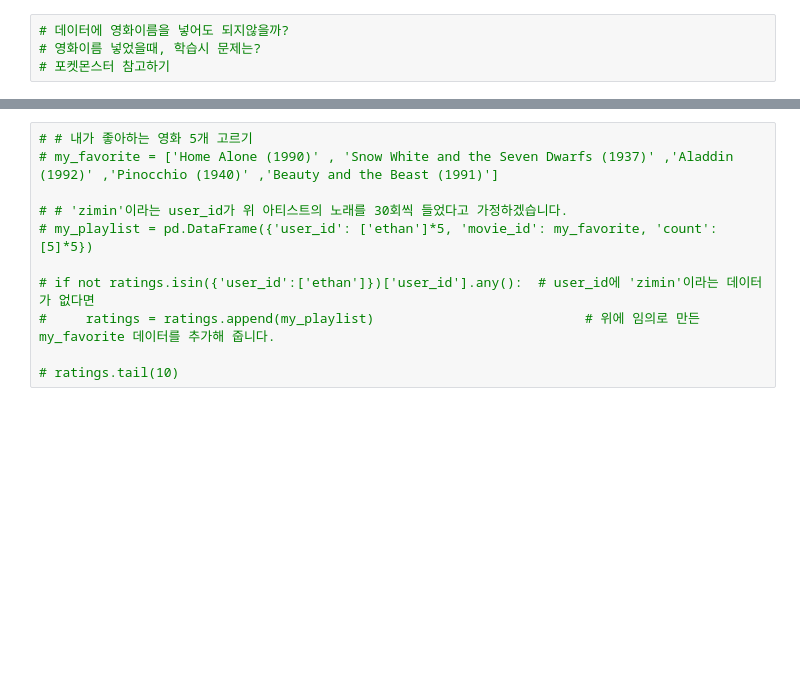
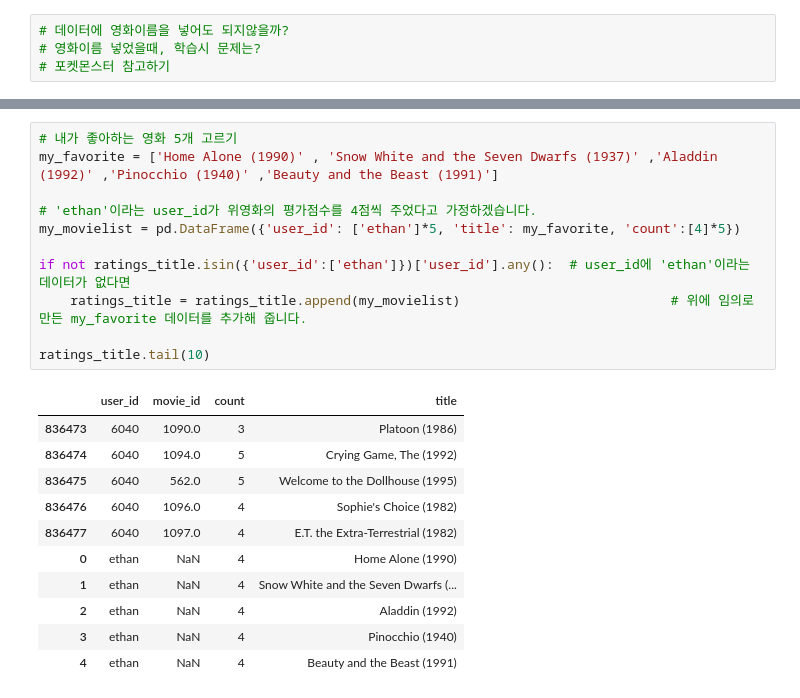
Before and after one commit to Ethan0625/I_need_more_time, a Jupyter notebook: Project/Movie_Recommendation/Movie_Recommendation.ipynb, the cells around one changed output, grey strips where cells are left out. Drawn from its saved outputs; the diff is of its cells as text; blank space fills up the shorter version.

```diff
--- a/Project/Movie_Recommendation/Movie_Recommendation.ipynb
+++ b/Project/Movie_Recommendation/Movie_Recommendation.ipynb
@@ -128,12 +146,24 @@ movie_id
 Name: user_id, dtype: int64
 # %%
-# # 내가 좋아하는 영화 5개 고르기
-# my_favorite = ['Home Alone (1990)' , 'Snow White and the Seven Dwarfs (1937)' ,'Aladdin (1992)' ,'Pinocchio (1940)' ,'Beauty and the Beast (1991)']
+# 내가 좋아하는 영화 5개 고르기
+my_favorite = ['Home Alone (1990)' , 'Snow White and the Seven Dwarfs (1937)' ,'Aladdin (1992)' ,'Pinocchio (1940)' ,'Beauty and the Beast (1991)']
 
-# # 'zimin'이라는 user_id가 위 아티스트의 노래를 30회씩 들었다고 가정하겠습니다.
-# my_playlist = pd.DataFrame({'user_id': ['ethan']*5, 'movie_id': my_favorite, 'count':[5]*5})
+# 'ethan'이라는 user_id가 위영화의 평가점수를 4점씩 주었다고 가정하겠습니다.
+my_movielist = pd.DataFrame({'user_id': ['ethan']*5, 'title': my_favorite, 'count':[4]*5})
 
-# if not ratings.isin({'user_id':['ethan']})['user_id'].any():  # user_id에 'zimin'이라는 데이터가 없다면
-#     ratings = ratings.append(my_playlist)                           # 위에 임의로 만든 my_favorite 데이터를 추가해 줍니다.
+if not ratings_title.isin({'user_id':['ethan']})['user_id'].any():  # user_id에 'ethan'이라는 데이터가 없다면
+    ratings_title = ratings_title.append(my_movielist)                           # 위에 임의로 만든 my_favorite 데이터를 추가해 줍니다.
 
-# ratings.tail(10)
+ratings_title.tail(10)
+# %% [output]
+|  | user_id | movie_id | count | title |
+| 836473 | 6040 | 1090.0 | 3 | Platoon (1986) |
+| 836474 | 6040 | 1094.0 | 5 | Crying Game, The (1992) |
+| 836475 | 6040 | 562.0 | 5 | Welcome to the Dollhouse (1995) |
+| 836476 | 6040 | 1096.0 | 4 | Sophie's Choice (1982) |
+| 836477 | 6040 | 1097.0 | 4 | E.T. the Extra-Terrestrial (1982) |
+| 0 | ethan | NaN | 4 | Home Alone (1990) |
+| 1 | ethan | NaN | 4 | Snow White and the Seven Dwarfs (... |
+| 2 | ethan | NaN | 4 | Aladdin (1992) |
+| 3 | ethan | NaN | 4 | Pinocchio (1940) |
+| 4 | ethan | NaN | 4 | Beauty and the Beast (1991) |
```
Also changed, not shown: parts of 21 cells of this notebook, 1 other file.
